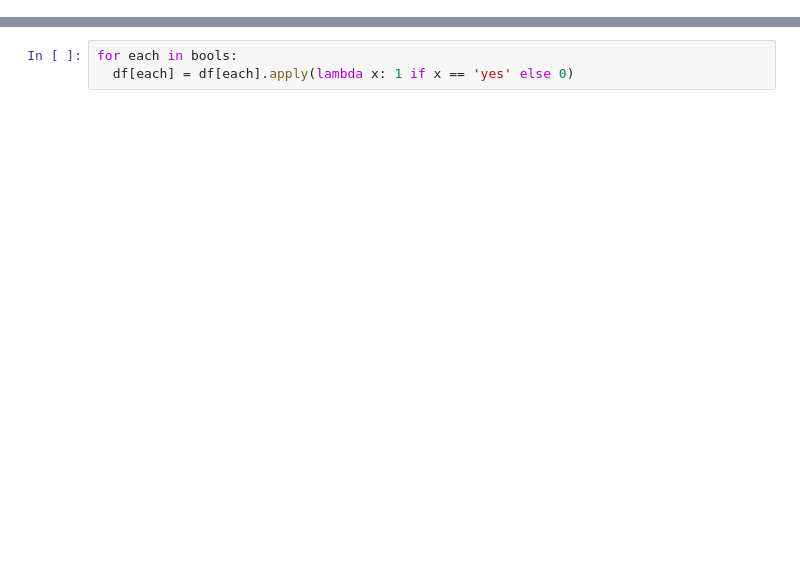
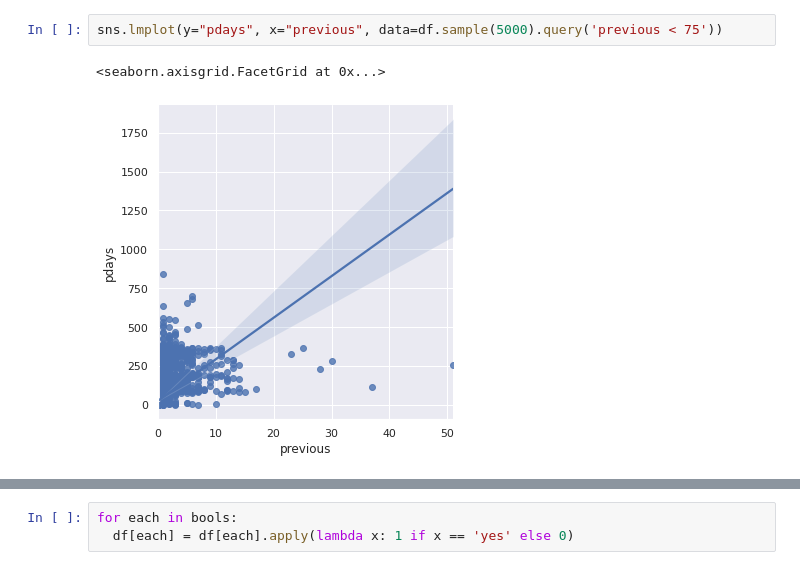
Before and after one commit to Q-Pi/ML, a Jupyter notebook: Supervised/semaine2/projet/Projet.ipynb, the cells around one changed output, grey strips where cells are left out. Drawn from its saved outputs; the diff is of its cells as text; blank space fills up the shorter version.

```diff
--- a/Supervised/semaine2/projet/Projet.ipynb
+++ b/Supervised/semaine2/projet/Projet.ipynb
@@ -123,0 +185,5 @@ bools = ['default', 'housing', 'loan', 'y']
+# %%
+sns.lmplot(y="pdays", x="previous", data=df.sample(5000).query('previous < 75'))
+# %% [output]
+<seaborn.axisgrid.FacetGrid at 0x...>
+[figure, added]
```
Also changed, not shown: parts of 60 cells of this notebook, 9 other files.
